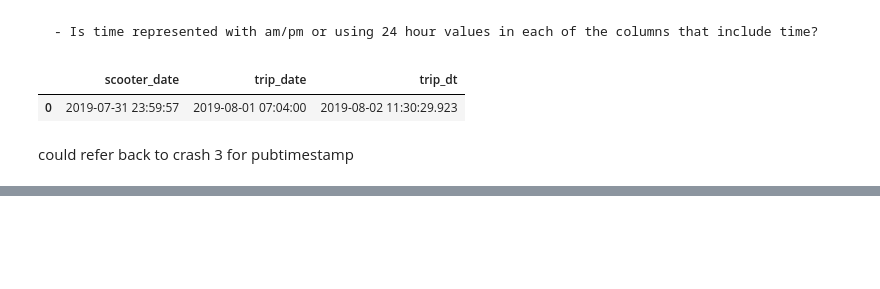
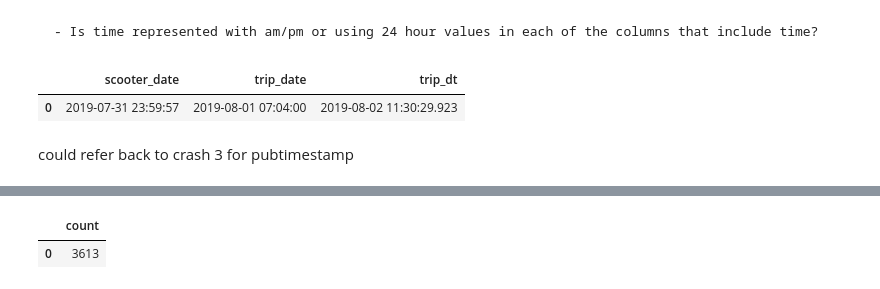
Before and after one commit to NSS-Data-Analytics-Cohort-8/scooter-partner1-badger-badger-python, a Jupyter notebook: notebooks/scoot_scoot.ipynb, the cells around one changed output, grey strips where cells are left out. Cells and saved outputs as stored; diff of their text form; code cells hidden in the pictures; blank space fills up the shorter version.

```diff
--- a/notebooks/scoot_scoot.ipynb
+++ b/notebooks/scoot_scoot.ipynb
@@ -317,3 +322,15 @@ t2
 | 7 | 2019-05-05 23:18:40.657 | Lime | LIM3548 | PoweredCL37MXJKM7RS5 | 10.550000 | 897.0264 | 2019-05-05 | 21:15:19 | ... |
 | 8 | 2019-05-06 07:18:38.863 | Lime | LIM897 | PoweredCL37MXJKM7RS5 | 7.916667 | 603.5040 | 2019-05-06 | 06:16:06 | ... |
 | 9 | 2019-05-06 16:18:44.430 | Lime | LIM1270 | PoweredCL37MXJKM7RS5 | 19.300000 | 858.9264 | 2019-05-06 | 15:11:20 | ... |
+# %%
+stdunk = '''
+SELECT COUNT(*)
+FROM trips
+WHERE sumdid = 'PoweredUNKNOWN'
+'''
+
+sd = pd.read_sql(stdunk, con=engine)
+sd
+# %% [output]
+|  | count |
+| 0 | 3613 |
```
Also changed, not shown: parts of 6 cells of this notebook.
